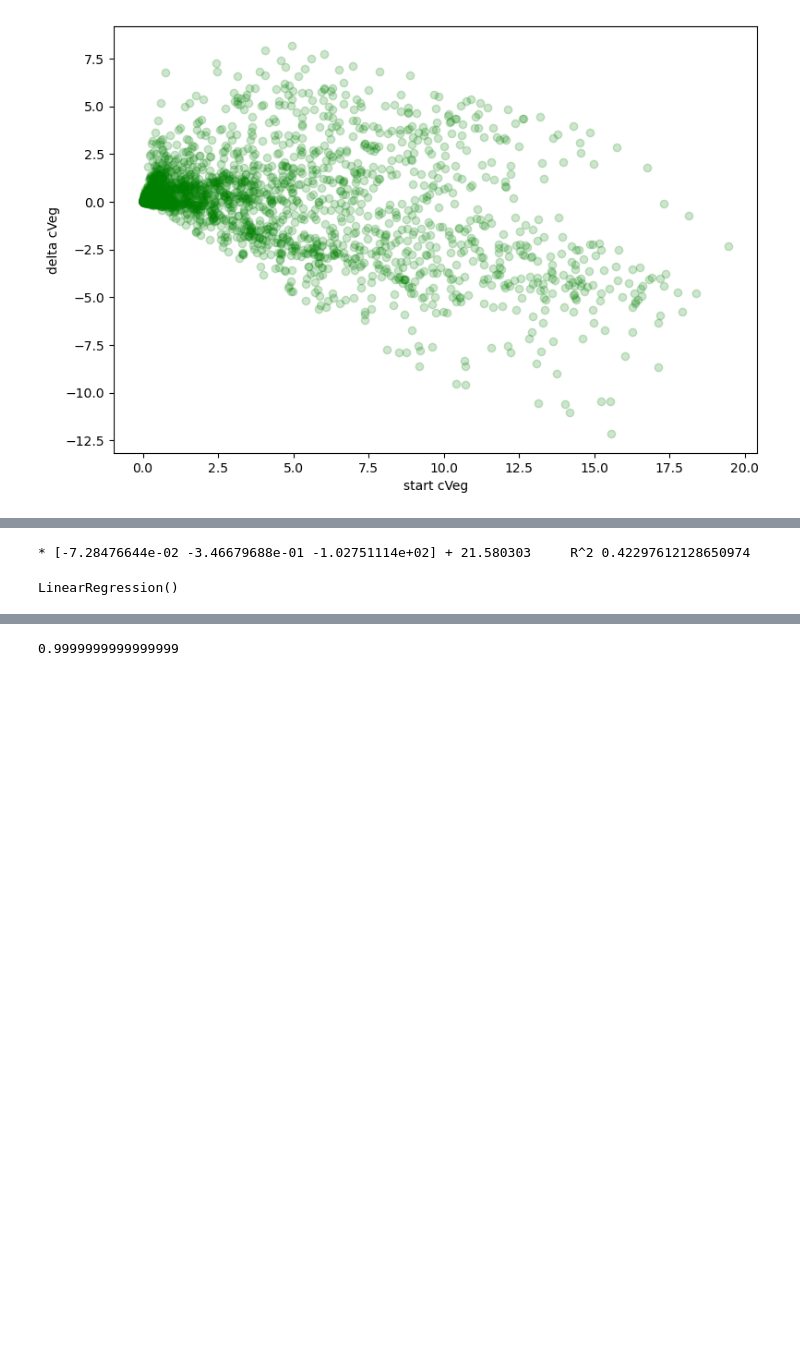
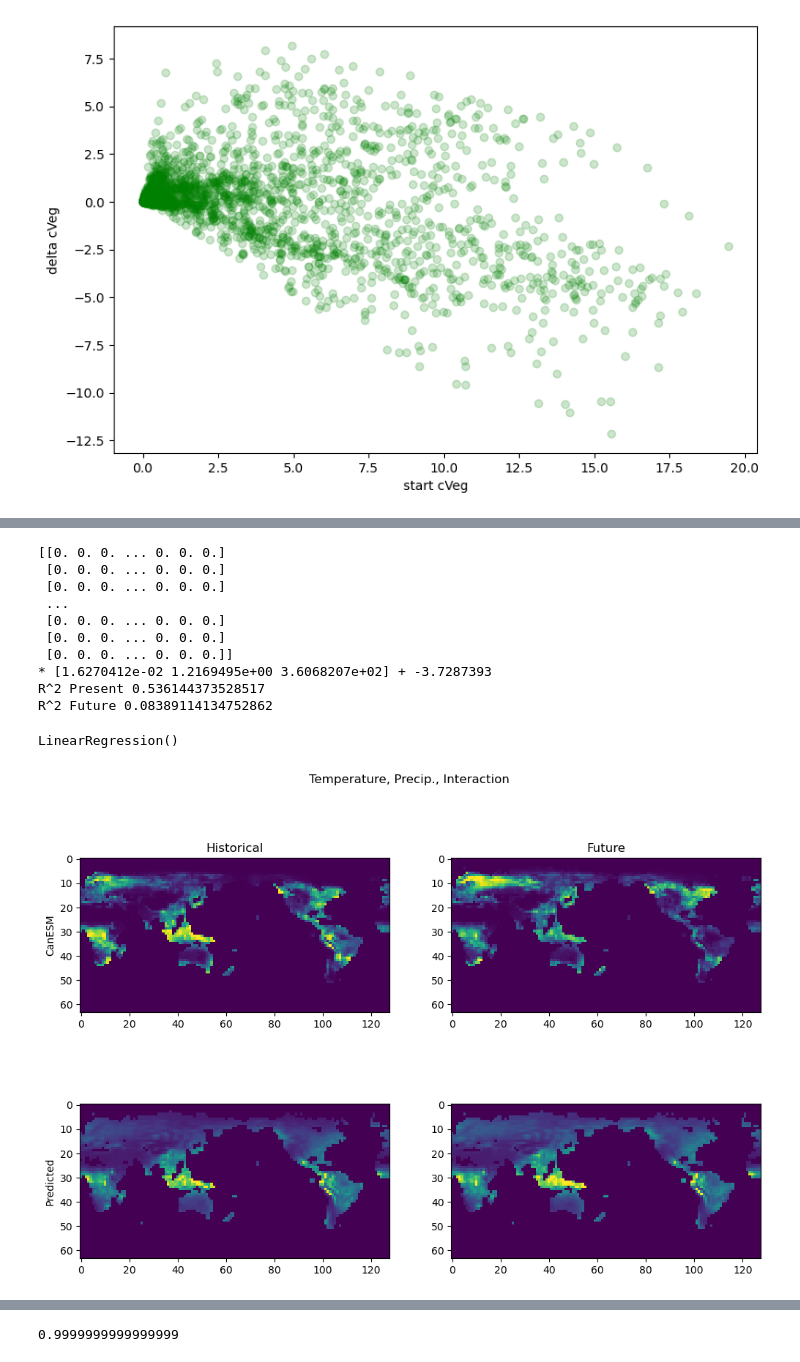
Before and after one commit to ffloof/CMIPscript, a Jupyter notebook: ModelViz.ipynb, the cells around one changed output, grey strips where cells are left out. Saved outputs shown, nothing was run; the diff lists cells and outputs as text; code cells hidden in the pictures; blank space fills up the shorter version.

```diff
--- a/ModelViz.ipynb
+++ b/ModelViz.ipynb
@@ -129,6 +139,16 @@ Text(0, 0.5, 'Delta Precip.')
 # %%
-fit_and_test([x_ts, x_pr, x_ts*x_pr], delta_cveg, mask)
+fit_and_test([x_ts, x_pr, x_ts*x_pr], x_cveg, mask, [y_ts, y_pr, y_ts*y_pr], y_cveg, "Temperature, Precip., Interaction")
 # %% [output]
-* [-7.28476644e-02 -3.46679688e-01 -1.02751114e+02] + 21.580303     R^2 0.42297612128650974
+[[0. 0. 0. ... 0. 0. 0.]
+ [0. 0. 0. ... 0. 0. 0.]
+ [0. 0. 0. ... 0. 0. 0.]
+ ...
+ [0. 0. 0. ... 0. 0. 0.]
+ [0. 0. 0. ... 0. 0. 0.]
+ [0. 0. 0. ... 0. 0. 0.]]
+* [1.6270412e-02 1.2169495e+00 3.6068207e+02] + -3.7287393
+R^2 Present 0.536144373528517
+R^2 Future 0.08389114134752862
 LinearRegression()
+[figure, added]
 # %%
```
Also changed, not shown: parts of 20 cells of this notebook.
